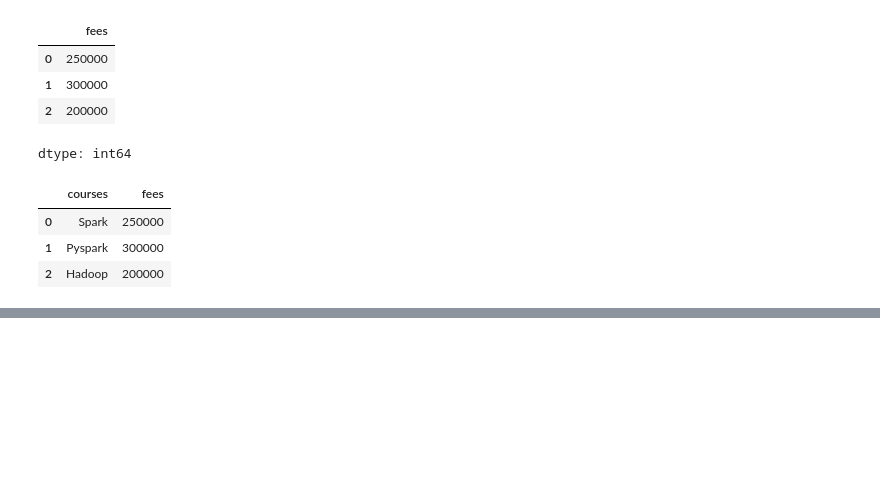
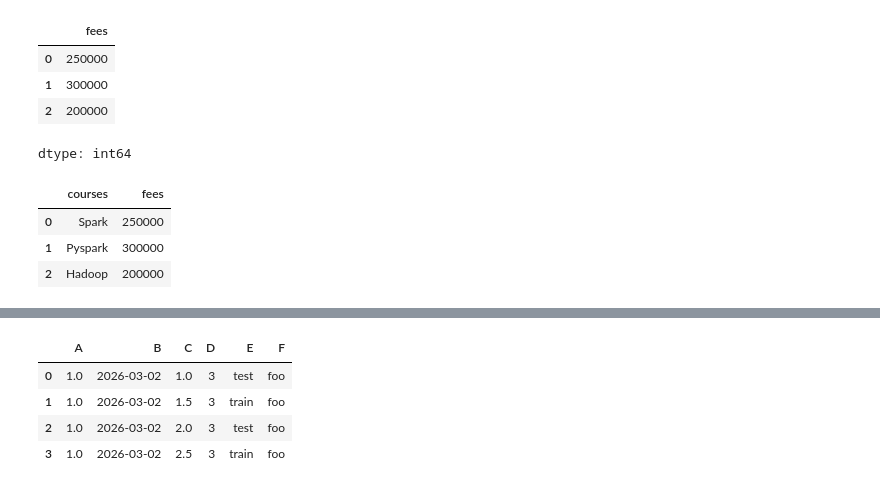
Before and after one commit to jinsumin81/2025-1-myclass-BDA, a Jupyter notebook: inclass/02w_A_0317_pandas_basic.ipynb, the cells around one changed output, grey strips where cells are left out. Cells and saved outputs as stored; diff of their text form; code cells hidden in the pictures; blank space fills up the shorter version.

```diff
--- a/inclass/02w_A_0317_pandas_basic.ipynb
+++ b/inclass/02w_A_0317_pandas_basic.ipynb
@@ -337,0 +586,16 @@ df
+# %%
+df2 = pd.DataFrame({
+    "A": 1.0,
+    "B": pd.Timestamp("20260302"),
+    "C": pd.Series(np.arange(1, 3, 0.5)),
+    "D": np.array([3] * 4, dtype="int32"),
+    "E": pd.Categorical(["test", "train", "test", "train"]),
+    "F": "foo"
+})
+df2
+# %% [output]
+|  | A | B | C | D | E | F |
+| 0 | 1.0 | 2026-03-02 | 1.0 | 3 | test | foo |
+| 1 | 1.0 | 2026-03-02 | 1.5 | 3 | train | foo |
+| 2 | 1.0 | 2026-03-02 | 2.0 | 3 | test | foo |
+| 3 | 1.0 | 2026-03-02 | 2.5 | 3 | train | foo |
```
Also changed, not shown: parts of 41 cells of this notebook.
